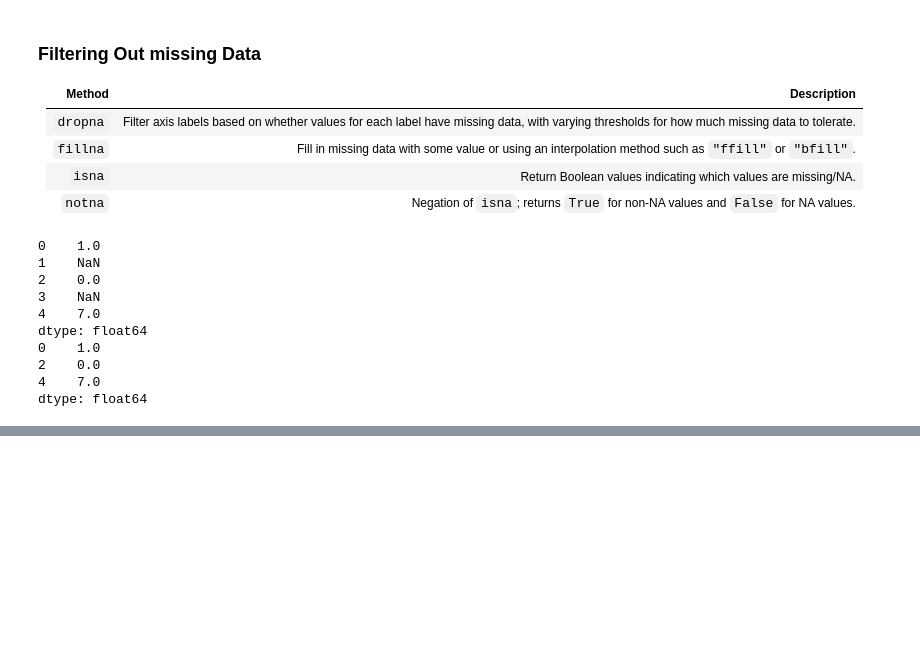
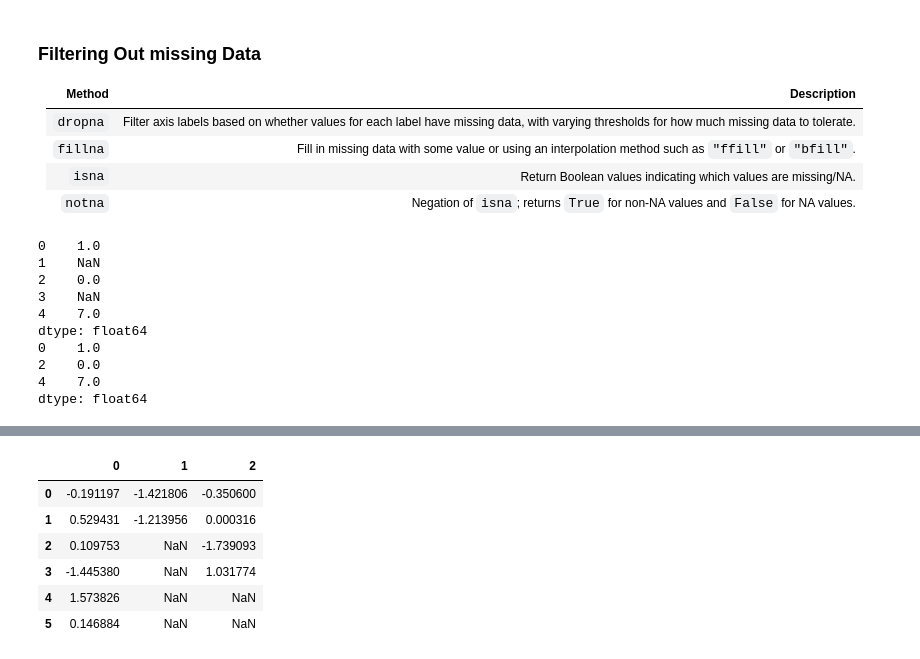
Before and after one commit to varunptel/Pythoning, a Jupyter notebook: pandas/Data_Handling.ipynb, the cells around one changed output, grey strips where cells are left out. Saved outputs shown, nothing was run; the diff lists cells and outputs as text; code cells hidden in the pictures; blank space fills up the shorter version.

```diff
--- a/pandas/Data_Handling.ipynb
+++ b/pandas/Data_Handling.ipynb
@@ -47,0 +148,13 @@ dtype: float64
+# %%
+df = pd.DataFrame(np.random.standard_normal((6, 3)))
+df.iloc[2:, 1] = np.nan
+df.iloc[4:, 2] = np.nan
+df
+# %% [output]
+|  | 0 | 1 | 2 |
+| 0 | -0.191197 | -1.421806 | -0.350600 |
+| 1 | 0.529431 | -1.213956 | 0.000316 |
+| 2 | 0.109753 | NaN | -1.739093 |
+| 3 | -1.445380 | NaN | 1.031774 |
+| 4 | 1.573826 | NaN | NaN |
+| 5 | 0.146884 | NaN | NaN |
```
Also changed, not shown: parts of 11 cells of this notebook.
